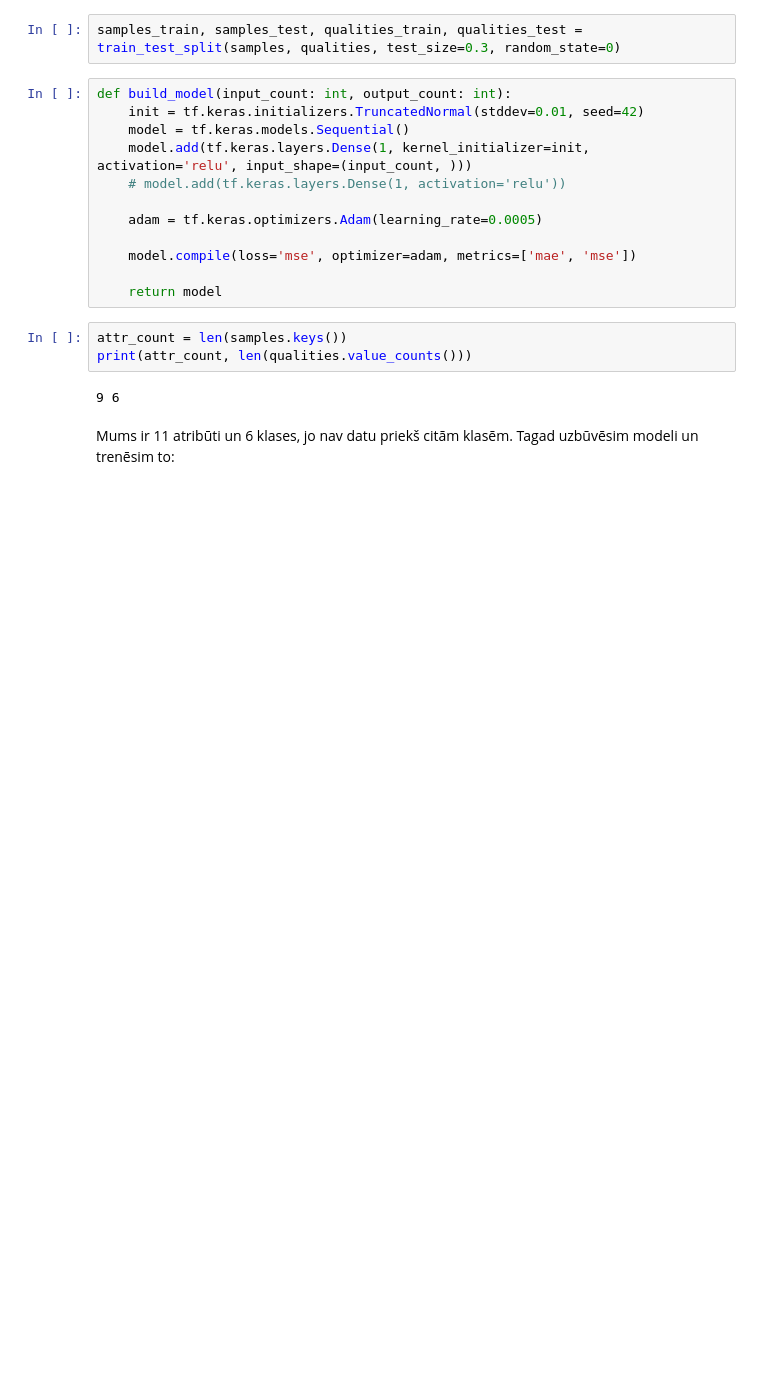
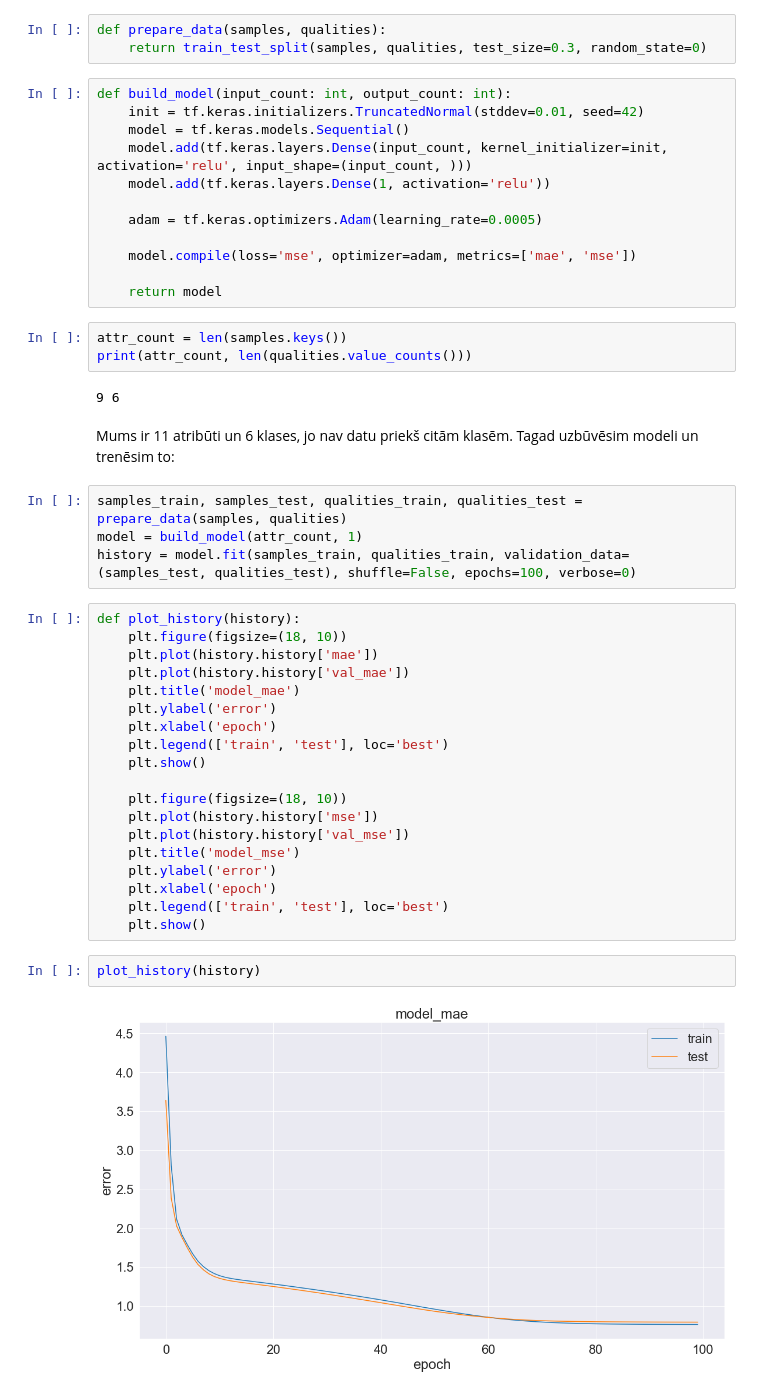
Before and after one commit to kamikaze/rtu-ai, a Jupyter notebook: homework02.ipynb, the cells around one changed output. Saved outputs shown, nothing was run; the diff lists cells and outputs as text; blank space fills up the shorter version.

```diff
--- a/homework02.ipynb
+++ b/homework02.ipynb
@@ -182,11 +182,12 @@ Dati tika sabalancēti.
 # %%
-samples_train, samples_test, qualities_train, qualities_test = train_test_split(samples, qualities, test_size=0.3, random_state=0)
+def prepare_data(samples, qualities):
+    return train_test_split(samples, qualities, test_size=0.3, random_state=0)
 # %%
 def build_model(input_count: int, output_count: int):
     init = tf.keras.initializers.TruncatedNormal(stddev=0.01, seed=42)
     model = tf.keras.models.Sequential()
-    model.add(tf.keras.layers.Dense(1, kernel_initializer=init, activation='relu', input_shape=(input_count, )))
-    # model.add(tf.keras.layers.Dense(1, activation='relu'))
+    model.add(tf.keras.layers.Dense(input_count, kernel_initializer=init, activation='relu', input_shape=(input_count, )))
+    model.add(tf.keras.layers.Dense(1, activation='relu'))
 
     adam = tf.keras.optimizers.Adam(learning_rate=0.0005)
 
@@ -201,3 +202,30 @@ print(attr_count, len(qualities.value_counts()))
 # %% [markdown]
 Mums ir 11 atribūti un 6 klases, jo nav datu priekš citām klasēm.
 Tagad uzbūvēsim modeli un trenēsim to:
+# %%
+samples_train, samples_test, qualities_train, qualities_test = prepare_data(samples, qualities)
+model = build_model(attr_count, 1)
+history = model.fit(samples_train, qualities_train, validation_data=(samples_test, qualities_test), shuffle=False, epochs=100, verbose=0)
+# %%
+def plot_history(history):
+    plt.figure(figsize=(18, 10))
+    plt.plot(history.history['mae'])
+    plt.plot(history.history['val_mae'])
+    plt.title('model_mae')
+    plt.ylabel('error')
+    plt.xlabel('epoch')
+    plt.legend(['train', 'test'], loc='best')
+    plt.show()
+
+    plt.figure(figsize=(18, 10))
+    plt.plot(history.history['mse'])
+    plt.plot(history.history['val_mse'])
+    plt.title('model_mse')
+    plt.ylabel('error')
+    plt.xlabel('epoch')
+    plt.legend(['train', 'test'], loc='best')
+    plt.show()
+# %%
+plot_history(history)
+# %% [output]
+[figure, added]
```
Also changed, not shown: parts of 14 cells of this notebook.
